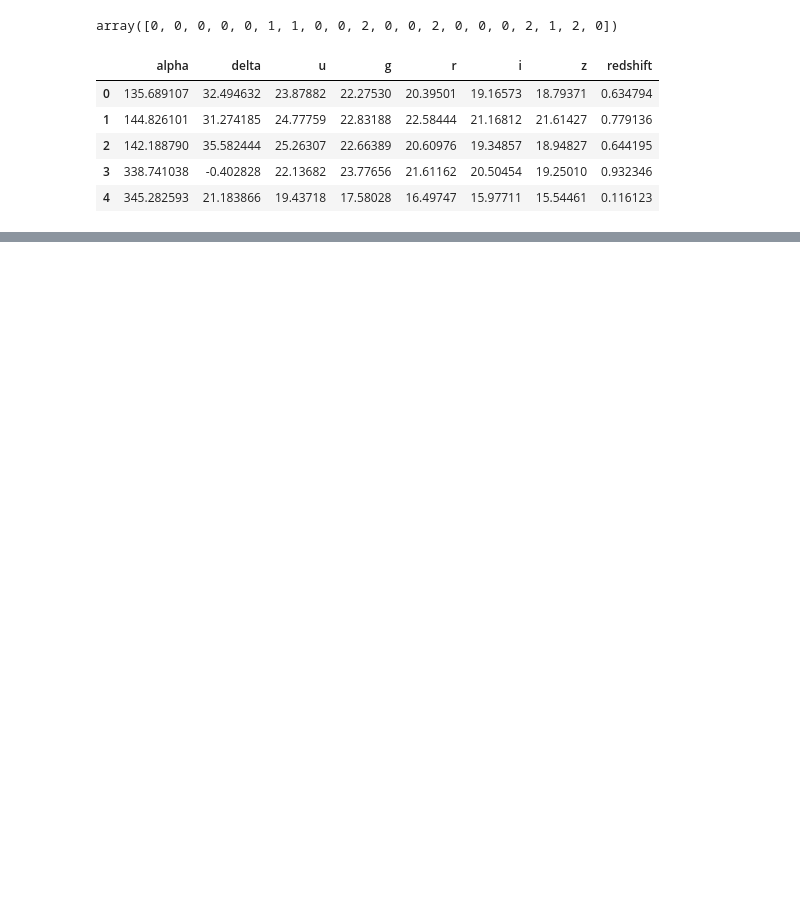
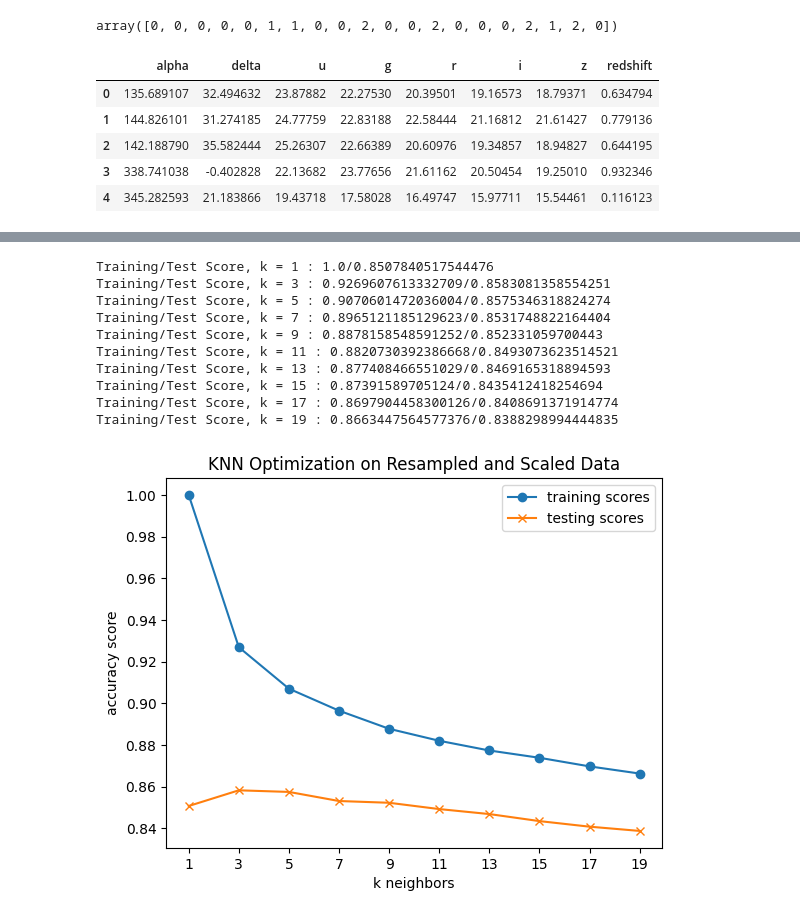
Before and after one commit to JustifiedTB/group-project-2, a Jupyter notebook: eda.ipynb, the cells around one changed output, grey strips where cells are left out. Cells and saved outputs as stored; diff of their text form; code cells hidden in the pictures; blank space fills up the shorter version.

```diff
--- a/eda.ipynb
+++ b/eda.ipynb
@@ -172,0 +368,7 @@ Testing (256 estimators, None max depth): 0.97792
+# %%
+# random forest, resampled
+
+
+rf_optimization(X_train_resamp, X_test_resamp,
+                y_train_resamp_encod, y_test_resamp_encod,
+                'resampled')
@@ -172,0 +401,24 @@ Testing (256 estimators, None max depth): 0.97792
+# %%
+# scaling the data
+resamp_scaler = StandardScaler()
+X_train_resamp_scaled = resamp_scaler.fit_transform(X_train_resamp)
+X_test_resamp_scaled = resamp_scaler.transform(X_test_resamp)
+# %%
+# knn, resample and scaled
+
+
+knn_optimization(X_train_resamp_scaled, X_test_resamp_scaled,
+                 y_train_resamp_encod,y_test_resamp_encod,
+                 'Resampled and Scaled')
+# %% [output]
+Training/Test Score, k = 1 : 1.0/0.8507840517544476
+Training/Test Score, k = 3 : 0.9269607613332709/0.8583081358554251
+Training/Test Score, k = 5 : 0.9070601472036004/0.8575346318824274
+Training/Test Score, k = 7 : 0.8965121185129623/0.8531748822164404
+Training/Test Score, k = 9 : 0.8878158548591252/0.852331059700443
+Training/Test Score, k = 11 : 0.8820730392386668/0.8493073623514521
+Training/Test Score, k = 13 : 0.877408466551029/0.8469165318894593
+Training/Test Score, k = 15 : 0.87391589705124/0.8435412418254694
+Training/Test Score, k = 17 : 0.8697904458300126/0.8408691371914774
+Training/Test Score, k = 19 : 0.8663447564577376/0.8388298994444835
+[figure, added]
```
Also changed, not shown: parts of 23 cells of this notebook.
